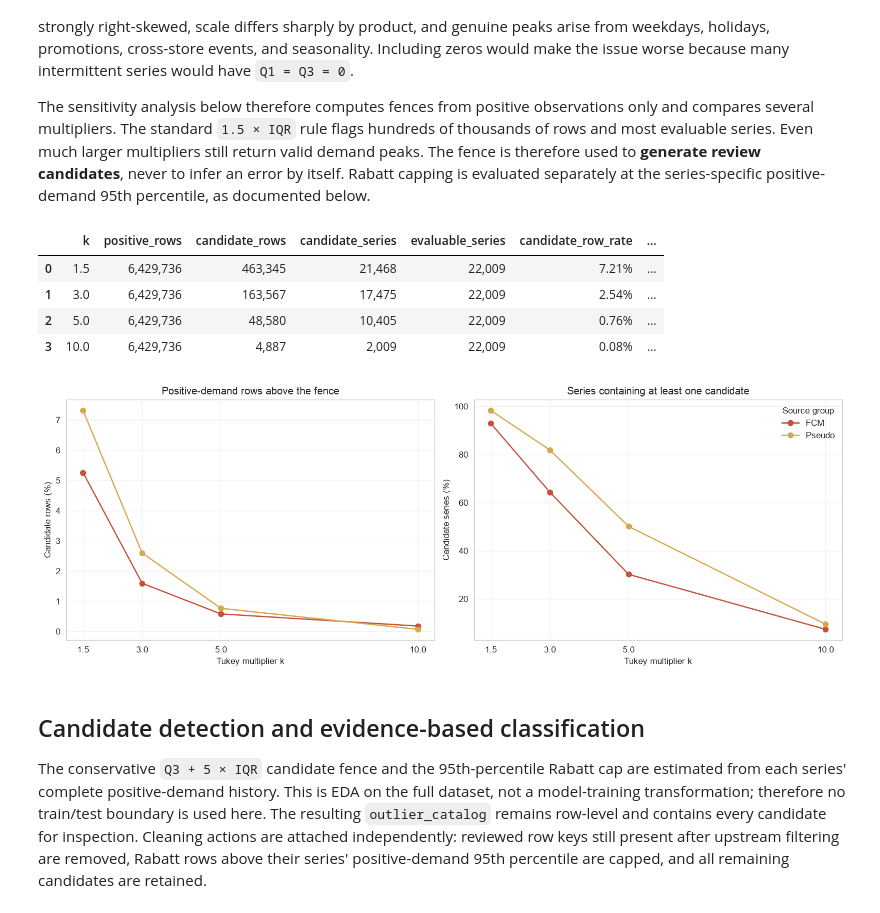
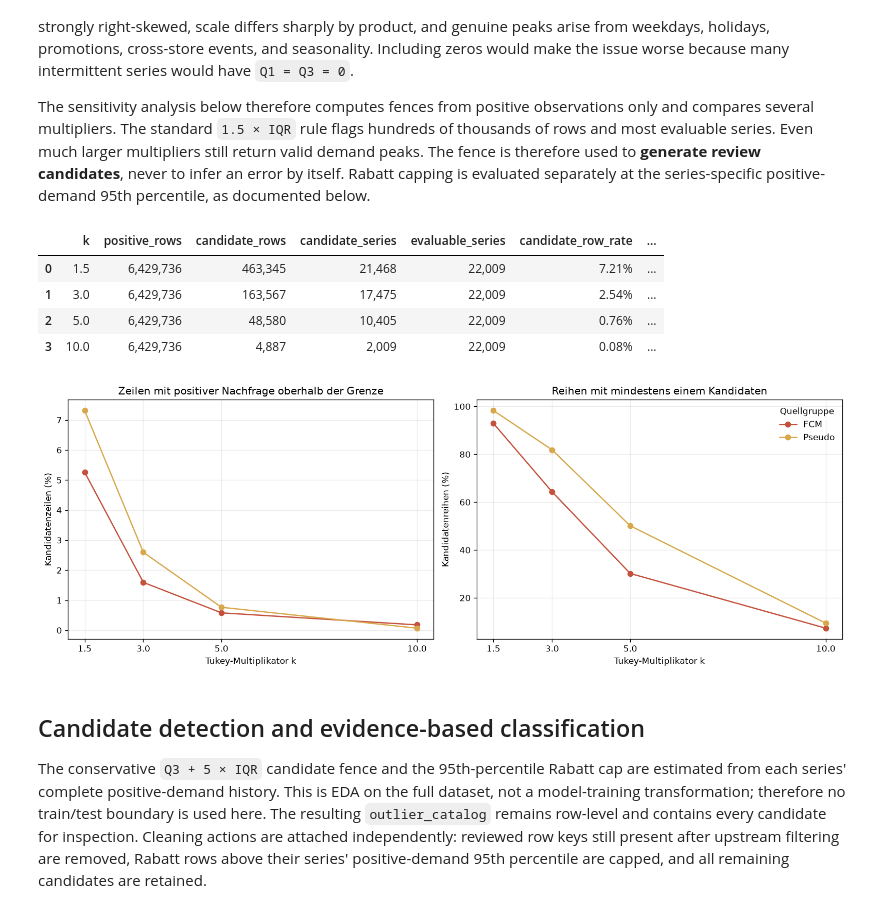
Before and after one commit to vlkkvl/transaktionen_bedientheke, a Jupyter notebook: notebooks/00_data_cleaning/00_04_outliers_detection_eda.ipynb, the cells around one changed output. Cells and saved outputs as stored; diff of their text form; code cells hidden in the pictures.

```diff
--- a/notebooks/00_data_cleaning/00_04_outliers_detection_eda.ipynb
+++ b/notebooks/00_data_cleaning/00_04_outliers_detection_eda.ipynb
@@ -247,40 +256,40 @@ overall_sensitivity = tukey_sensitivity.groupby("k", as_index=False).agg(
 overall_sensitivity["candidate_row_rate"] = (
     overall_sensitivity["candidate_rows"] / overall_sensitivity["positive_rows"]
 )
 overall_sensitivity["candidate_series_rate"] = (
     overall_sensitivity["candidate_series"] / overall_sensitivity["evaluable_series"]
 )
 display(overall_sensitivity.style.format({
     "k": "{:.1f}", "positive_rows": "{:,.0f}",
     "candidate_rows": "{:,.0f}", "candidate_series": "{:,.0f}",
     "evaluable_series": "{:,.0f}", "candidate_row_rate": "{:.2%}",
     "candidate_series_rate": "{:.2%}",
 }))
 
 fig, axes = plt.subplots(1, 2, figsize=(13, 4.6), constrained_layout=True)
 for group in GROUP_ORDER:
     values = tukey_sensitivity[tukey_sensitivity["source_group"] == group]
     axes[0].plot(values["k"], 100 * values["candidate_row_rate"], marker="o",
                  color=GROUP_COLORS[group], label=group)
     axes[1].plot(values["k"], 100 * values["candidate_series_rate"], marker="o",
                  color=GROUP_COLORS[group], label=group)
-axes[0].set_title("Positive-demand rows above the fence")
-axes[0].set_ylabel("Candidate rows (%)")
-axes[1].set_title("Series containing at least one candidate")
-axes[1].set_ylabel("Candidate series (%)")
+axes[0].set_title("Zeilen mit positiver Nachfrage oberhalb der Grenze")
+axes[0].set_ylabel("Kandidatenzeilen (%)")
+axes[1].set_title("Reihen mit mindestens einem Kandidaten")
+axes[1].set_ylabel("Kandidatenreihen (%)")
 for ax in axes:
-    ax.set_xlabel("Tukey multiplier k")
+    ax.set_xlabel("Tukey-Multiplikator k")
     ax.set_xticks([1.5, 3, 5, 10])
     ax.grid(alpha=0.25)
-axes[1].legend(frameon=False, title="Source group")
+axes[1].legend(frameon=False, title="Quellgruppe")
 display_figure(fig)
 # %% [output]
 |  | k | positive_rows | candidate_rows | candidate_series | evaluable_series | candidate_row_rate | ... |
 | 0 | 1.5 | 6,429,736 | 463,345 | 21,468 | 22,009 | 7.21% | ... |
 | 1 | 3.0 | 6,429,736 | 163,567 | 17,475 | 22,009 | 2.54% | ... |
 | 2 | 5.0 | 6,429,736 | 48,580 | 10,405 | 22,009 | 0.76% | ... |
 | 3 | 10.0 | 6,429,736 | 4,887 | 2,009 | 22,009 | 0.08% | ... |
-[figure, old version]
+[figure, new version]
 # %% [markdown]
 ## Candidate detection and evidence-based classification
 
```
Also changed, not shown: parts of 5 cells of this notebook, 16 other files.
